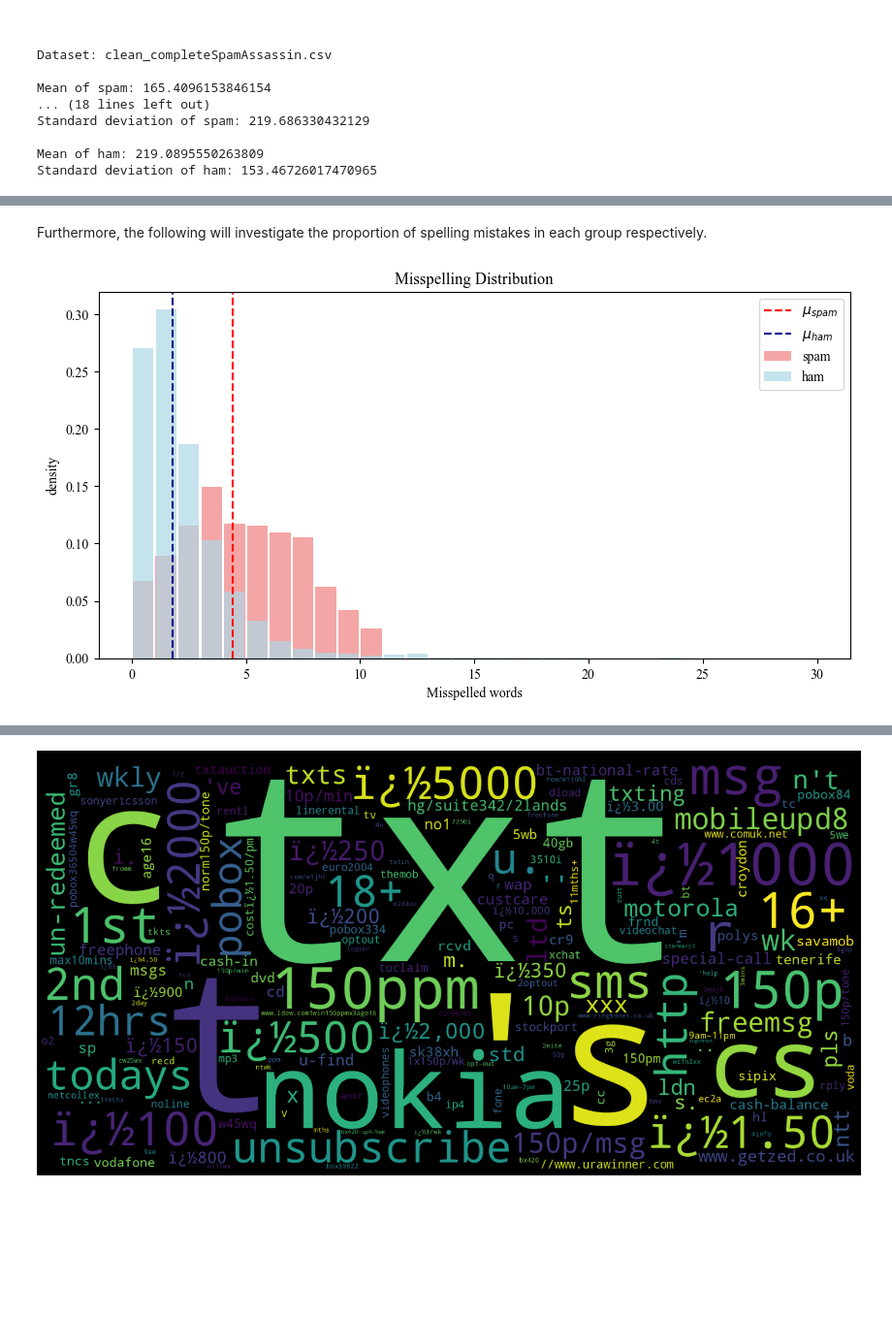
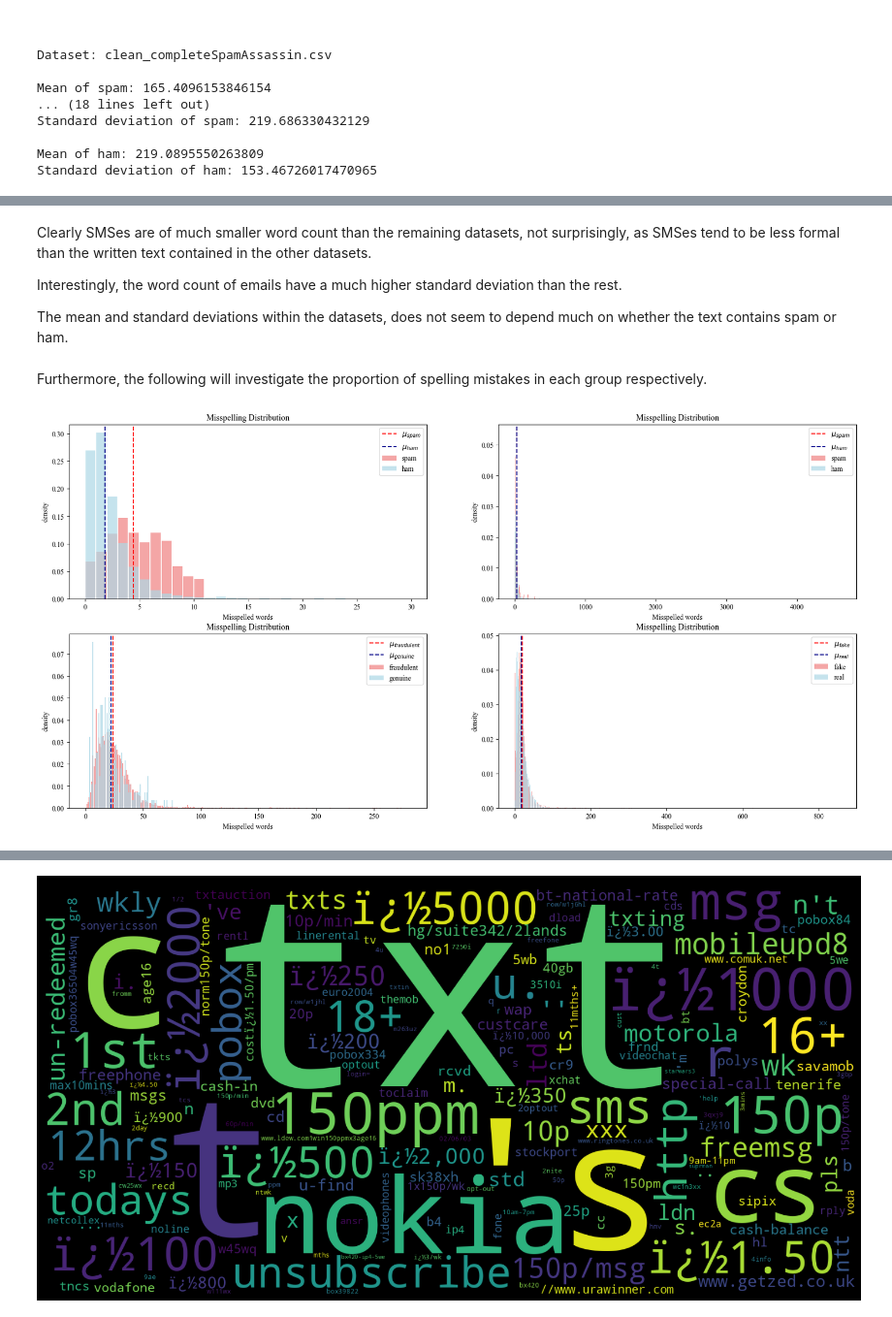
Before and after one commit to Ne0-1/02807-project, a Jupyter notebook: src/s194244.ipynb, the cells around one changed output, grey strips where cells are left out. Shown at 97% size. Saved outputs shown, nothing was run; the diff lists cells and outputs as text; code cells hidden in the pictures; blank space fills up the shorter version.

Commit message:
More plots

```diff
--- a/src/s194244.ipynb
+++ b/src/s194244.ipynb
@@ -126,0 +114,20 @@ Name: label, dtype: int64
+# %%
+spam_counts = []
+ham_counts = []
+for i in range(3):
+    spam_counts.append(dfs[datasets[i]]['data'].label.value_counts()[0])
+    ham_counts.append(dfs[datasets[i]]['data'].label.value_counts()[1])
+
+from matplotlib.pyplot import figure
+
+# figure(figsize=(20, 10), dpi=100)
+plt.rcParams["figure.figsize"] = [10,5]
+plt.rcParams["figure.dpi"] = 100
+
+
+index = ['SMS', 'Email', 'Job postings']
+df = pd.DataFrame({'spam': spam_counts, 'ham': ham_counts}, index=index)
+ax = df.plot.bar(rot=0, color=['lightblue', 'lightcoral'])
+
+for bars in ax.containers:
+    ax.bar_label(bars)
@@ -216,3 +246,9 @@ The mean and standard deviations within the datasets, does not seem to depend mu
+# %% [markdown]
+Clearly SMSes are of much smaller word count than the remaining datasets, not surprisingly, as SMSes tend to be less formal than the written text contained in the other datasets.
+
+Interestingly, the word count of emails have a much higher standard deviation than the rest.
+
+The mean and standard deviations within the datasets, does not seem to depend much on whether the text contains spam or ham.
 # %% [markdown]
 Furthermore, the following will investigate the proportion of spelling mistakes in each group respectively.
 # %%
@@ -233,6 +269,9 @@ def find_misspelled(row):
     return misspelled
 # %%
 for dataset in datasets:
-
     dfs[dataset]['data']['misspelled'] = dfs[dataset]['data'].progress_apply(lambda row: find_misspelled(row), axis=1)
     dfs[dataset]['data']['misspelled_size'] = dfs[dataset]['data']['misspelled'].apply(lambda x: len(x))
+
+    # Saving dataframe per class again
+    dfs[dataset][list(dfs[dataset].keys())[1]] = dfs[dataset]['data'][dfs[dataset]['data']['label'] == list(dfs[dataset].keys())[1]]
+    dfs[dataset][list(dfs[dataset].keys())[2]] = dfs[dataset]['data'][dfs[dataset]['data']['label'] == list(dfs[dataset].keys())[2]]
@@ -242,39 +278,45 @@ df_ham = df[df.label=='ham']
 # %%
+fig, axs = plt.subplots(nrows = 2, ncols = 2, figsize=(20,10), dpi=100)
+
+spam_lens = []
+ham_lens = []
+
 for i, ax in enumerate(axs.flat):
 
     spam_label = list(dfs[datasets[i]].keys())[1]
     ham_label = list(dfs[datasets[i]].keys())[2]
 
-    spam_len = list(dfs[datasets[i]][spam_label].len.values)
-    ham_len = list(dfs[datasets[i]][ham_label].len.values)
+    spam_len = list(dfs[datasets[i]][spam_label].misspelled_size.values)
+    ham_len = list(dfs[datasets[i]][ham_label].misspelled_size.values)
+
     spam_lens.append(spam_len)
     ham_lens.append(ham_len)
 
     bins = np.arange(min(spam_len), max(spam_len), 1)
     hist, edges = np.histogram(spam_len, bins=bins, density=True)
     x = (edges[1:] + edges[:-1])/2
     width = bins[1]-bins[0]
 
-    fig, ax = plt.subplots(1, figsize=(10,5), dpi=100)
-    ax.bar(x, hist, width=width*0.91, color='lightcoral', label='spam', alpha=0.7)
+    # fig, ax = plt.subplots(1, figsize=(10,5), dpi=100)
+    ax.bar(x, hist, width=width*0.91, color='lightcoral', label=spam_label, alpha=0.7)
     ax.set_ylabel("counts")
     ax.set_xlabel("k")
     ax.set_title("")
 
-    ax.axvline(np.mean(spam_len), c='red', label='$\mu_{spam}$', linestyle='dashed')
-    ax.axvline(np.mean(ham_len), c='darkblue', label='$\mu_{ham}$', linestyle='dashed')
+    ax.axvline(np.mean(spam_len), c='red', label='$\mu_{'+spam_label+'}$', linestyle='dashed')
+    ax.axvline(np.mean(ham_len), c='darkblue', label='$\mu_{'+ham_label+'}$', linestyle='dashed')
 
     bins = np.arange(min(ham_len), max(ham_len), 1)
     hist, edges = np.histogram(ham_len, bins=bins, density=True)
     x = (edges[1:] + edges[:-1])/2
     width = bins[1]-bins[0]
-    ax.bar(x, hist, width=width*0.90, color='lightblue', label='ham', alpha=0.7)
+    ax.bar(x, hist, width=width*0.90, color='lightblue', label=ham_label, alpha=0.7)
 
     ax.legend()
     ax.set_ylabel("density")
     ax.set_xlabel("Misspelled words")
     ax.set_title("Misspelling Distribution")
 
 plt.show()
 # %% [output]
-[figure, old version]
+[figure, new version]
```
Also changed, not shown: parts of 20 cells of this notebook, 6 other files.
